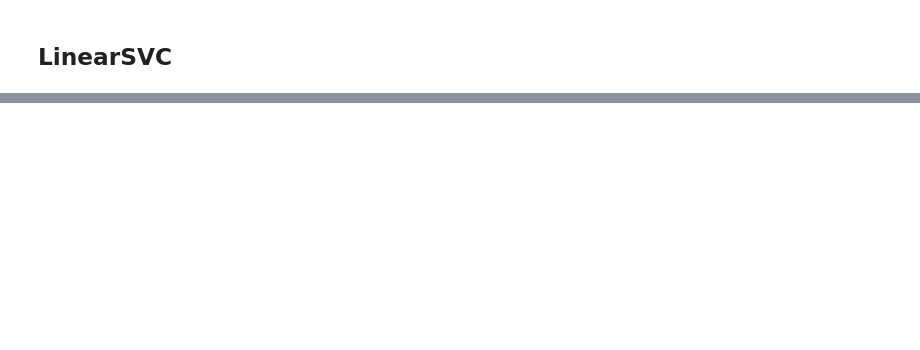
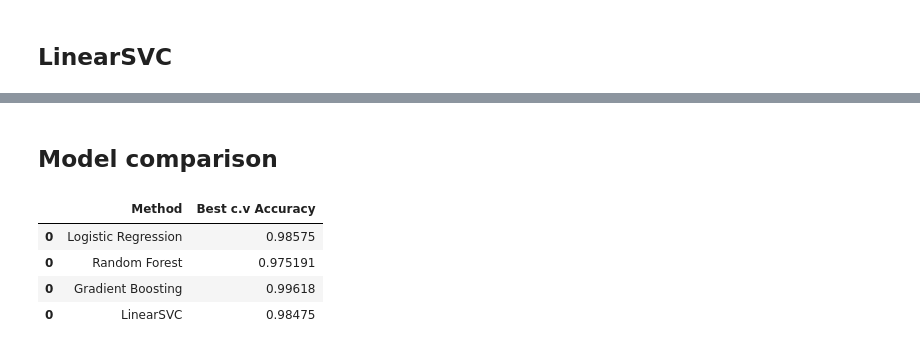
Before and after one commit to JoshMusira/-Fastag-fraud-detection, a Jupyter notebook: Machine Learning.ipynb, the cells around one changed output, grey strips where cells are left out. Drawn from its saved outputs; the diff is of its cells as text; code cells hidden in the pictures; blank space fills up the shorter version.

```diff
--- a/Machine Learning.ipynb
+++ b/Machine Learning.ipynb
@@ -127,0 +128,4 @@ weighted avg       0.99      0.99      0.99      1000
+# %%
+lr_results = pd.DataFrame(['Logistic Regression', grid_search.best_score_]).transpose()
+lr_results.columns = ['Method', 'Best c.v Accuracy']
+lr_results
@@ -230,0 +238,4 @@ weighted avg       0.99      0.99      0.99      1000
+# %%
+rf_results = pd.DataFrame(['Random Forest', grid_search_rf.best_score_]).transpose()
+rf_results.columns = ['Method', 'Best c.v Accuracy']
+rf_results
@@ -326,0 +341,4 @@ weighted avg       1.00      1.00      1.00      1000
+# %%
+gb_results = pd.DataFrame(['Gradient Boosting',  grid_search_gb.best_score_]).transpose()
+gb_results.columns = ['Method', 'Best c.v Accuracy']
+gb_results
@@ -416,0 +438,4 @@ weighted avg       0.99      0.99      0.99      1000
+# %%
+lsvc_results = pd.DataFrame(['LinearSVC', grid_search_svc.best_score_]).transpose()
+lsvc_results.columns = ['Method', 'Best c.v Accuracy']
+lsvc_results
@@ -694,0 +739,12 @@ weighted avg       0.98      0.98      0.98       394
+# %% [markdown]
+## Model comparison
+# %%
+df_models = pd.concat([lr_results, rf_results, gb_results, lsvc_results], axis=0)
+df_models.reset_index(drop=True)
+df_models
+# %% [output]
+|  | Method | Best c.v Accuracy |
+| 0 | Logistic Regression | 0.98575 |
+| 0 | Random Forest | 0.975191 |
+| 0 | Gradient Boosting | 0.99618 |
+| 0 | LinearSVC | 0.98475 |
```
Also changed, not shown: parts of 39 cells of this notebook, 3 other files.
